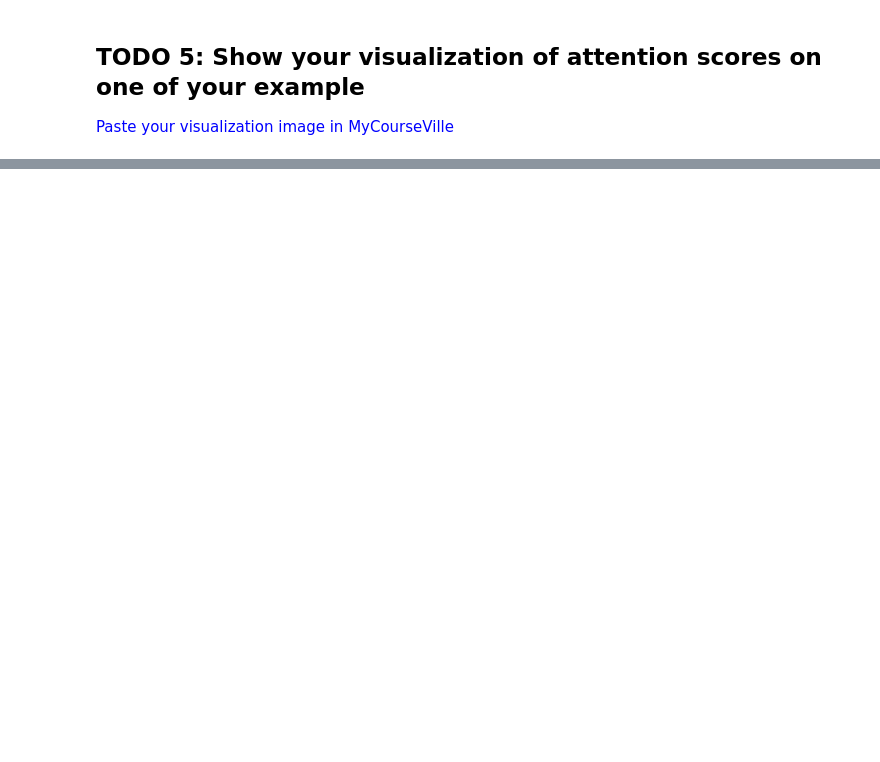
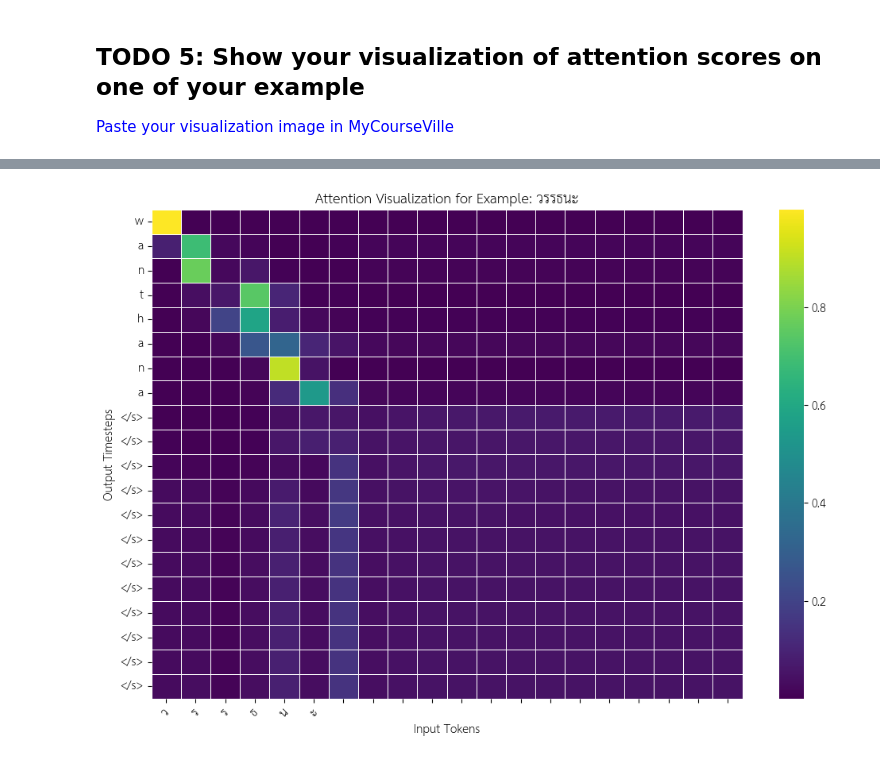
Before and after one commit to Toptennn/NLP, a Jupyter notebook: HW3/HW3_1_Key_Value_Attention_for_Thai_Karaoke_MT_to_student_2024.ipynb, the cells around one changed output, grey strips where cells are left out. Cells and saved outputs as stored; diff of their text form; code cells hidden in the pictures; blank space fills up the shorter version.

```diff
--- a/HW3/HW3_1_Key_Value_Attention_for_Thai_Karaoke_MT_to_student_2024.ipynb
+++ b/HW3/HW3_1_Key_Value_Attention_for_Thai_Karaoke_MT_to_student_2024.ipynb
@@ -79,7 +100,7 @@ mp_name_th_en.csv   100%[===================>] 316.80K  --.-KB/s    in 0.03s
 # %%
 import csv
 
-with open('mp_name_th_en.csv') as csvfile:
+with open('mp_name_th_en.csv', encoding='utf-8') as csvfile:
     readCSV = csv.reader(csvfile, delimiter=',')
     name_th = []
     name_en = []
@@ -536,0 +643,43 @@ plt.show()
+# %%
+word_idx = 6
+sample = predict_dataset[word_idx].unsqueeze(0)  # sample: shape (1, maxlen)
+batch = {"x": sample}
+
+# เรียกใช้โมเดลโดยตรงพร้อมกับ return_attention=True
+# prediction: (batch_size, max_output_length, output_vocab_size)
+# attn_scores: list ของ tensor แต่ละตัวมี shape (batch_size, input_seq_length)
+prediction, attn_scores = model(batch['x'], return_attention=True)
+
+# นำ attention scores มารวมกันเป็น tensor โดยมี shape (max_output_length, batch_size, input_seq_length)
+attn_stack = torch.stack(attn_scores, dim=0)
+# เลือก batch แรก (เพราะ batch_size=1) ได้ shape (max_output_length, input_seq_length)
+attn_viz = attn_stack[:, 0, :].cpu().detach().numpy()
+
+# ใช้ input_text จาก EXAMPLES[6]
+input_text = EXAMPLES[word_idx]
+x_labels = list(input_text)
+# หากความยาวของ input_text น้อยกว่าความยาว input_seq_length ให้เติมช่องว่างเปล่า
+if len(x_labels) < attn_viz.shape[1]:
+    x_labels += [''] * (attn_viz.shape[1] - len(x_labels))
+elif len(x_labels) > attn_viz.shape[1]:
+    x_labels = x_labels[:attn_viz.shape[1]]
+
+# แกน Y: ใช้ predicted token จากโมเดล (output timestep)
+predicted_indices = torch.argmax(F.softmax(prediction, dim=-1), dim=-1)[0].cpu().numpy()
+y_labels = []
+for idx in predicted_indices:
+    if idx == 0 or idx == EOS_token:
+        y_labels.append("</s>")
+    else:
+        y_labels.append(rev_output_vocab.get(idx, "?"))
+# %%
+plt.figure(figsize=(12, 8))
+ax = sns.heatmap(attn_viz, linewidths=0.5, cmap="viridis", xticklabels=x_labels, yticklabels=y_labels)
+ax.set_xlabel("Input Tokens")
+ax.set_ylabel("Output Timesteps")
+ax.set_title("Attention Visualization for Example: " + input_text)
+plt.xticks(rotation=45)
+plt.yticks(rotation=0)
+plt.show()
+# %% [output]
+[figure, added]
```
Also changed, not shown: parts of 13 cells of this notebook.
